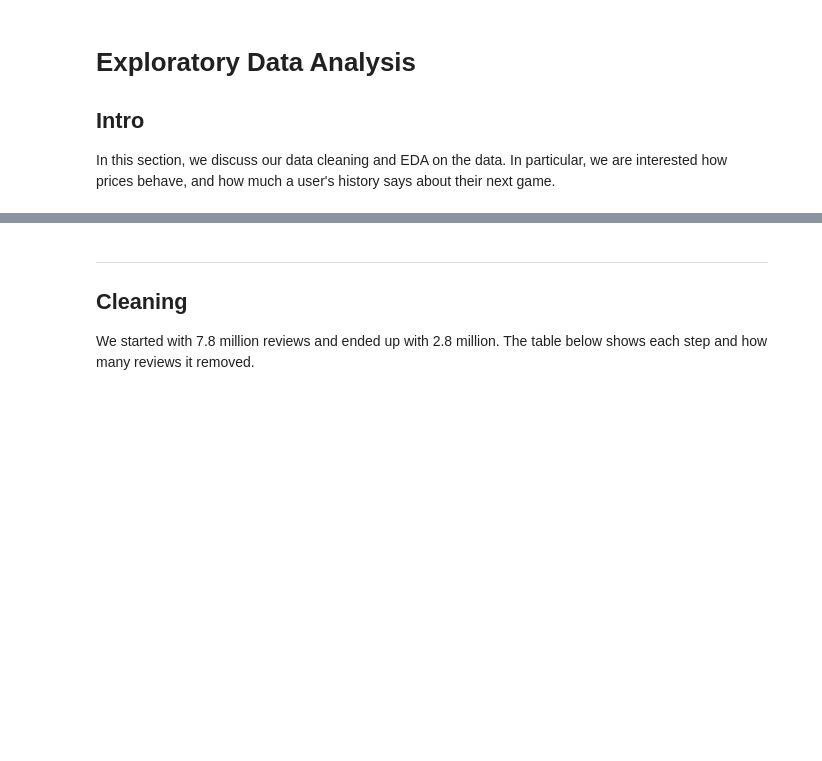
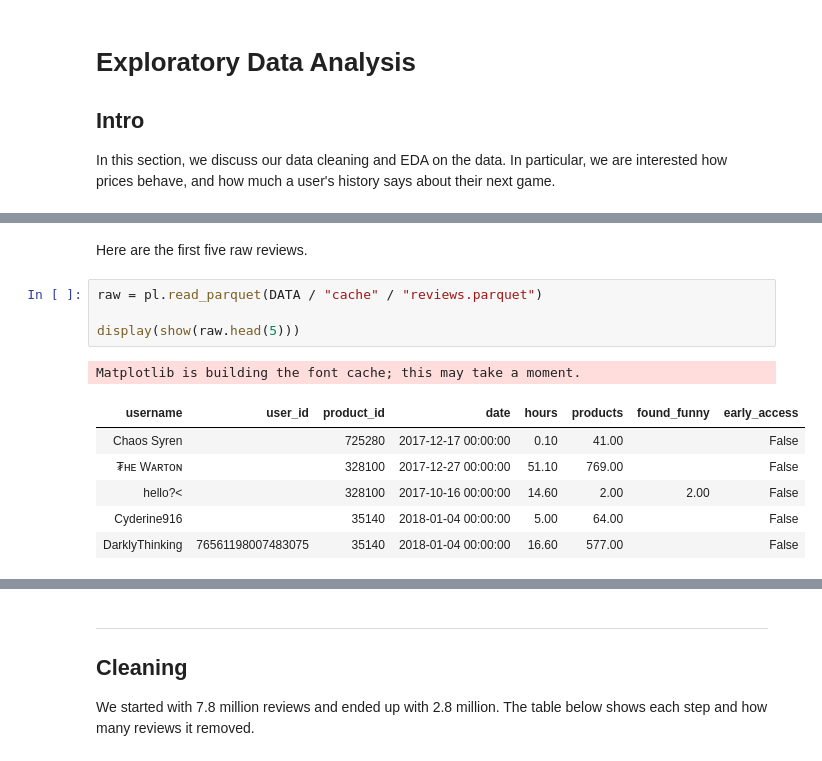
Before and after one commit to recommender-systems-ucsd-fa26/steam, a Jupyter notebook: eda.ipynb, the cells around one changed output, grey strips where cells are left out. Cells and saved outputs as stored; diff of their text form; blank space fills up the shorter version.

Commit message:
feat(intro: data examples, eda improved, model/evals, submission blank)

```diff
--- a/eda.ipynb
+++ b/eda.ipynb
@@ -59,0 +63,14 @@ price. Version 1 (Australian users' libraries and reviews) is left out: only 0.4
+# %% [markdown]
+Here are the first five raw reviews.
+# %%
+raw = pl.read_parquet(DATA / "cache" / "reviews.parquet")
+
+display(show(raw.head(5)))
+# %% [output]
+Matplotlib is building the font cache; this may take a moment.
+| username | user_id | product_id | date | hours | products | found_funny | early_access |
+| Chaos Syren |  | 725280 | 2017-12-17 00:00:00 | 0.10 | 41.00 |  | False |
+| ₮ʜᴇ Wᴀʀᴛᴏɴ |  | 328100 | 2017-12-27 00:00:00 | 51.10 | 769.00 |  | False |
+| hello?< |  | 328100 | 2017-10-16 00:00:00 | 14.60 | 2.00 | 2.00 | False |
+| Cyderine916 |  | 35140 | 2018-01-04 00:00:00 | 5.00 | 64.00 |  | False |
+| DarklyThinking | 76561198007483075 | 35140 | 2018-01-04 00:00:00 | 16.60 | 577.00 |  | False |
```
Also changed, not shown: parts of 38 cells of this notebook, 11 other files.
